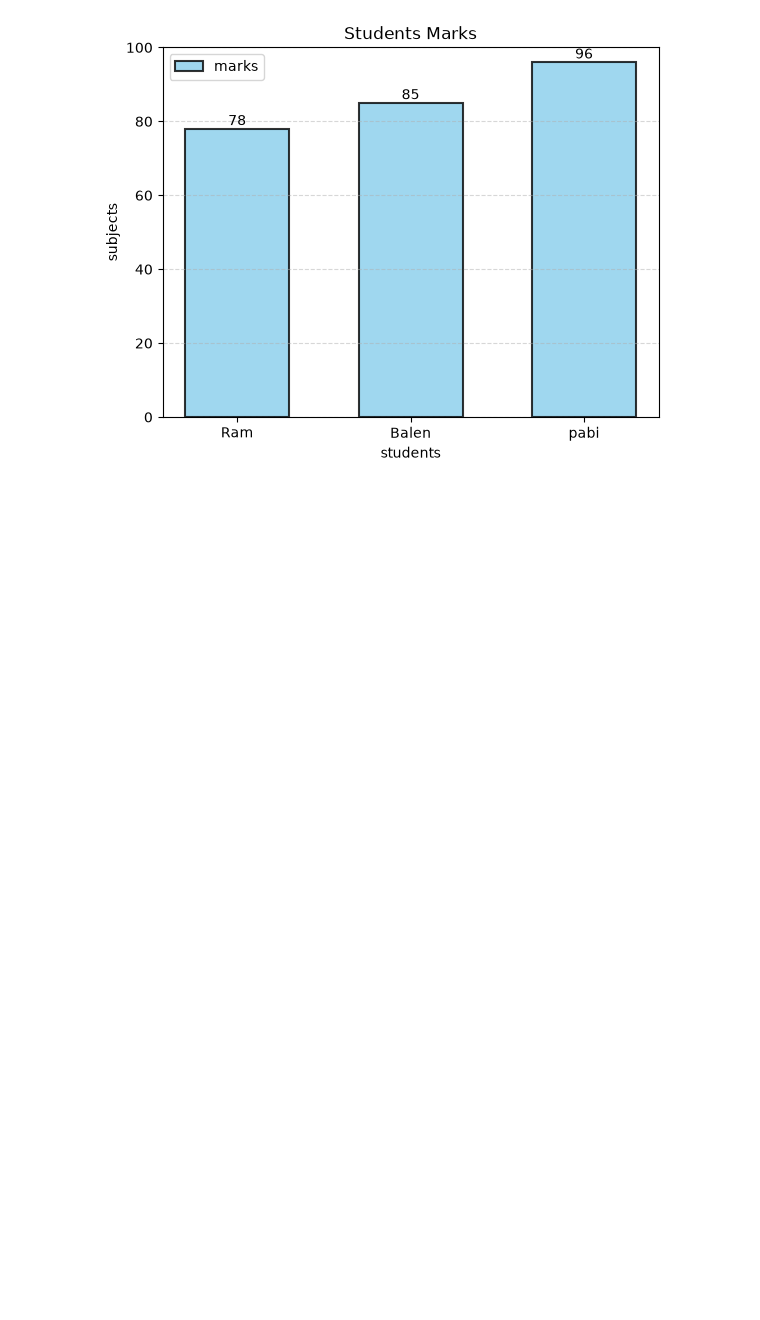
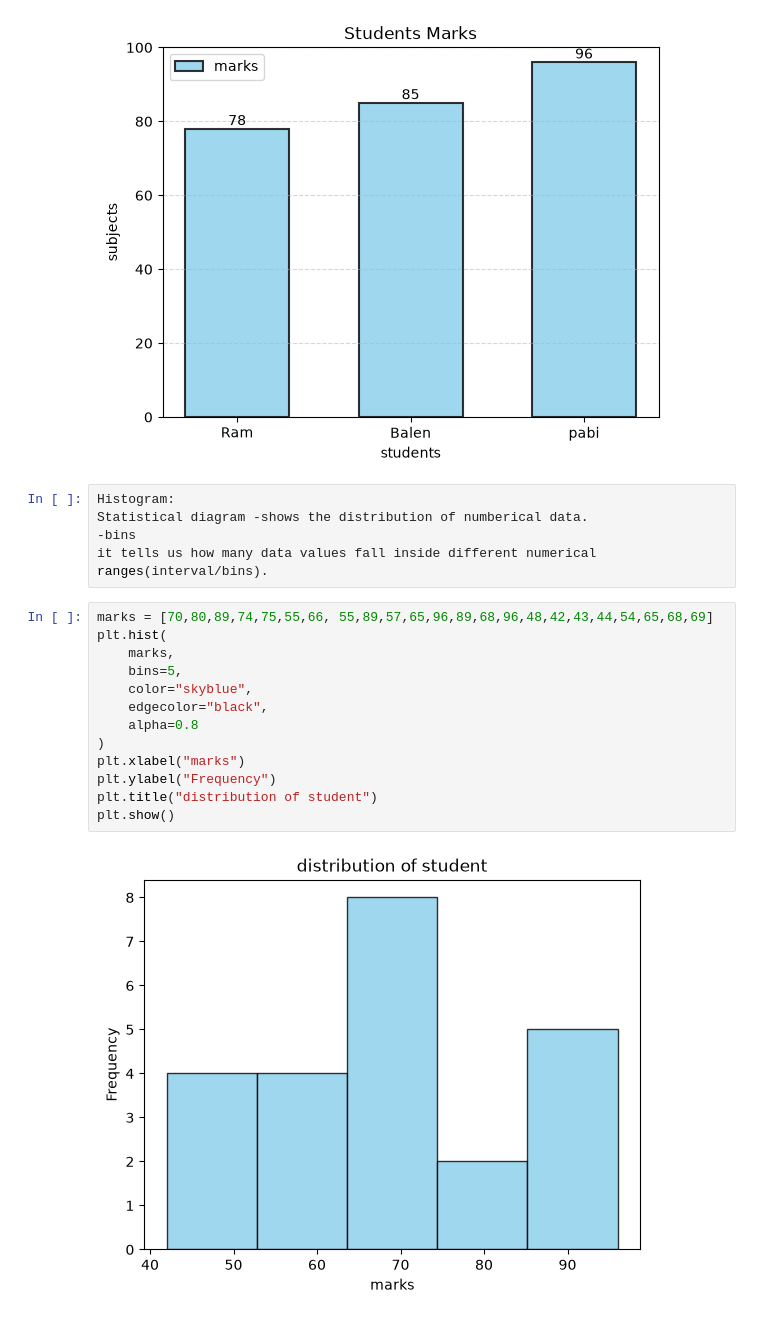
Before and after one commit to Aarati123456/python-data-science, a Jupyter notebook: pandas.ipynb, the cells around one changed output. Drawn from its saved outputs; the diff is of its cells as text; blank space fills up the shorter version.

Commit message:
Student marks histogram

```diff
--- a/pandas.ipynb
+++ b/pandas.ipynb
@@ -191,3 +191,23 @@ plt.legend()
 plt.show()
 # %% [output]
 [figure]
+# %%
+Histogram:
+Statistical diagram -shows the distribution of numberical data.
+-bins
+it tells us how many data values fall inside different numerical ranges(interval/bins).
+# %%
+marks = [70,80,89,74,75,55,66, 55,89,57,65,96,89,68,96,48,42,43,44,54,65,68,69]
+plt.hist(
+    marks,
+    bins=5,
+    color="skyblue",
+    edgecolor="black",
+    alpha=0.8
+)
+plt.xlabel("marks")
+plt.ylabel("Frequency")
+plt.title("distribution of student")
+plt.show()
+# %% [output]
+[figure, added]
```
